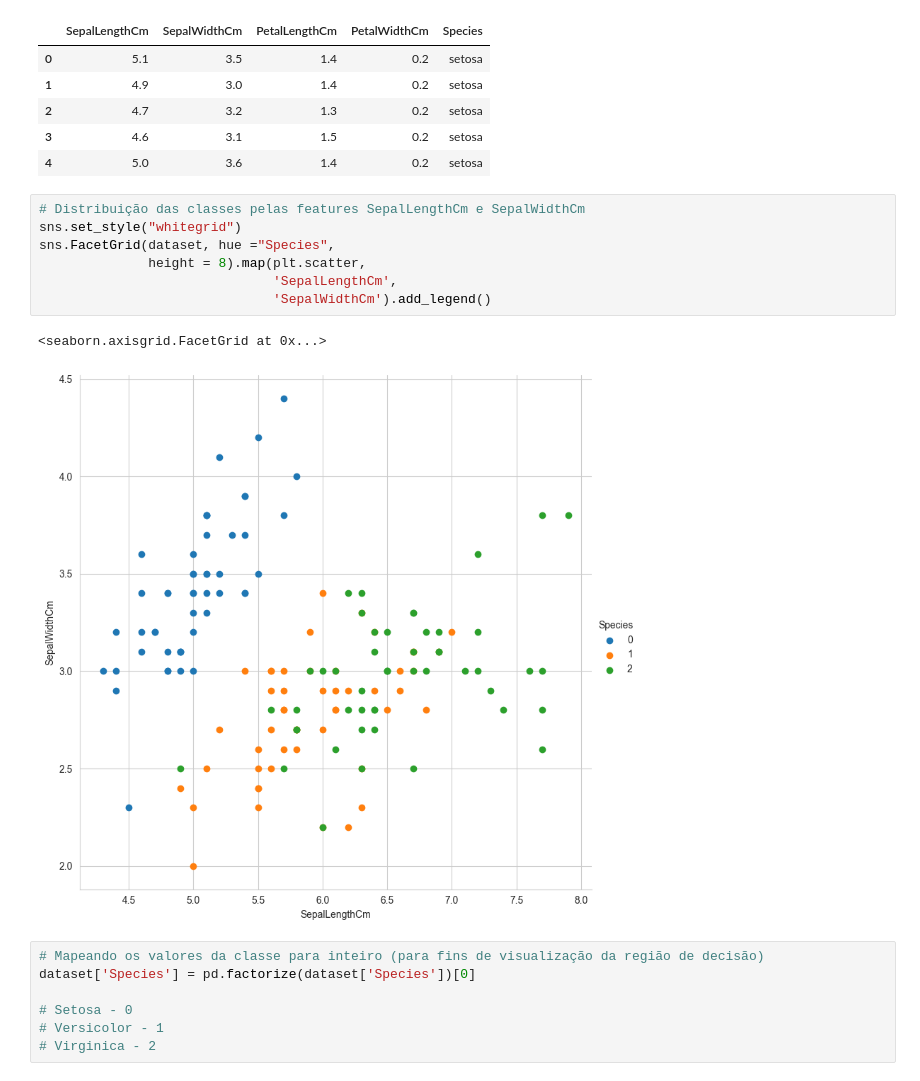
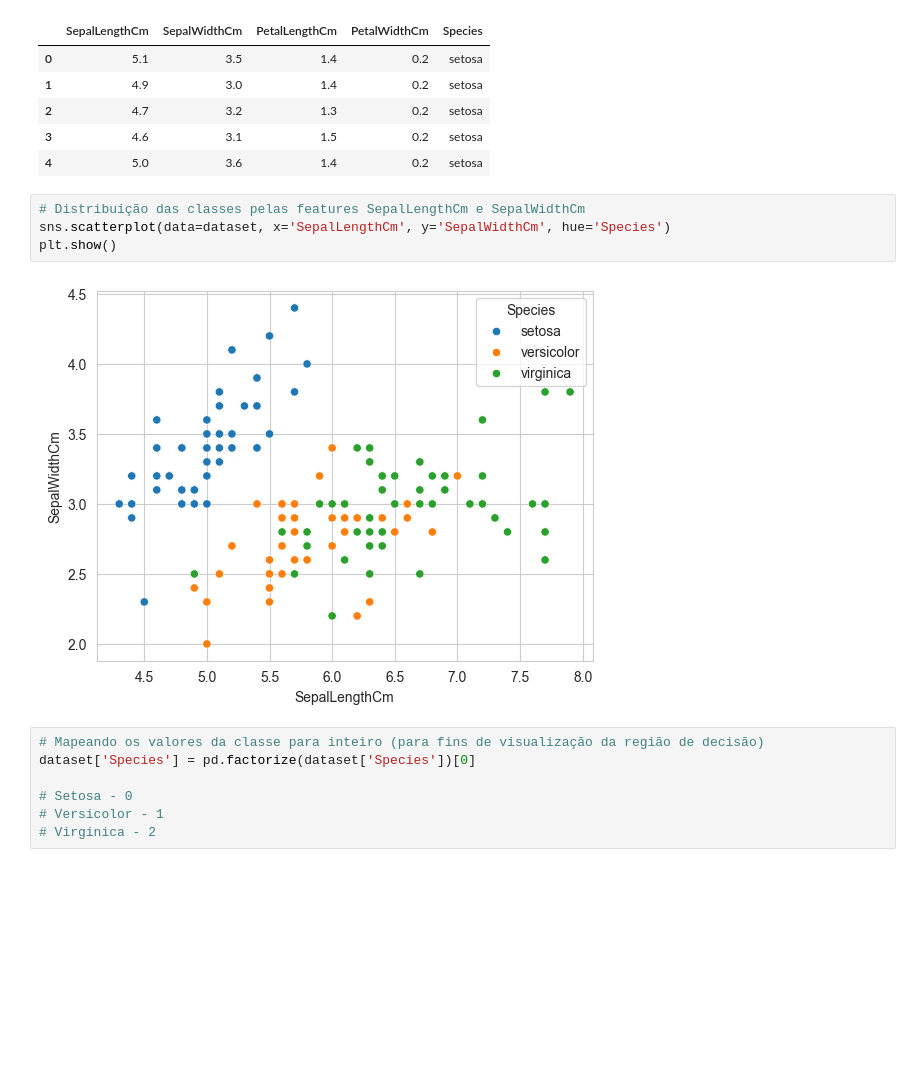
Before and after one commit to cynthiamaia/Monitoria-DeepLearning-CIN-AI, a Jupyter notebook: Codes/01 - knn.ipynb, the cells around one changed output. Saved outputs shown, nothing was run; the diff lists cells and outputs as text; blank space fills up the shorter version.

```diff
--- a/Codes/01 - knn.ipynb
+++ b/Codes/01 - knn.ipynb
@@ -75,14 +75,10 @@ dataset.head()
 | 4 | 5.0 | 3.6 | 1.4 | 0.2 | setosa |
 # %%
 # Distribuição das classes pelas features SepalLengthCm e SepalWidthCm
-sns.set_style("whitegrid")
-sns.FacetGrid(dataset, hue ="Species",
-              height = 8).map(plt.scatter,
-                              'SepalLengthCm',
-                              'SepalWidthCm').add_legend()
+sns.scatterplot(data=dataset, x='SepalLengthCm', y='SepalWidthCm', hue='Species')
+plt.show()
 # %% [output]
-<seaborn.axisgrid.FacetGrid at 0x...>
-[figure, old version]
+[figure, new version]
 # %%
 # Mapeando os valores da classe para inteiro (para fins de visualização da região de decisão)
 dataset['Species'] = pd.factorize(dataset['Species'])[0]
```
